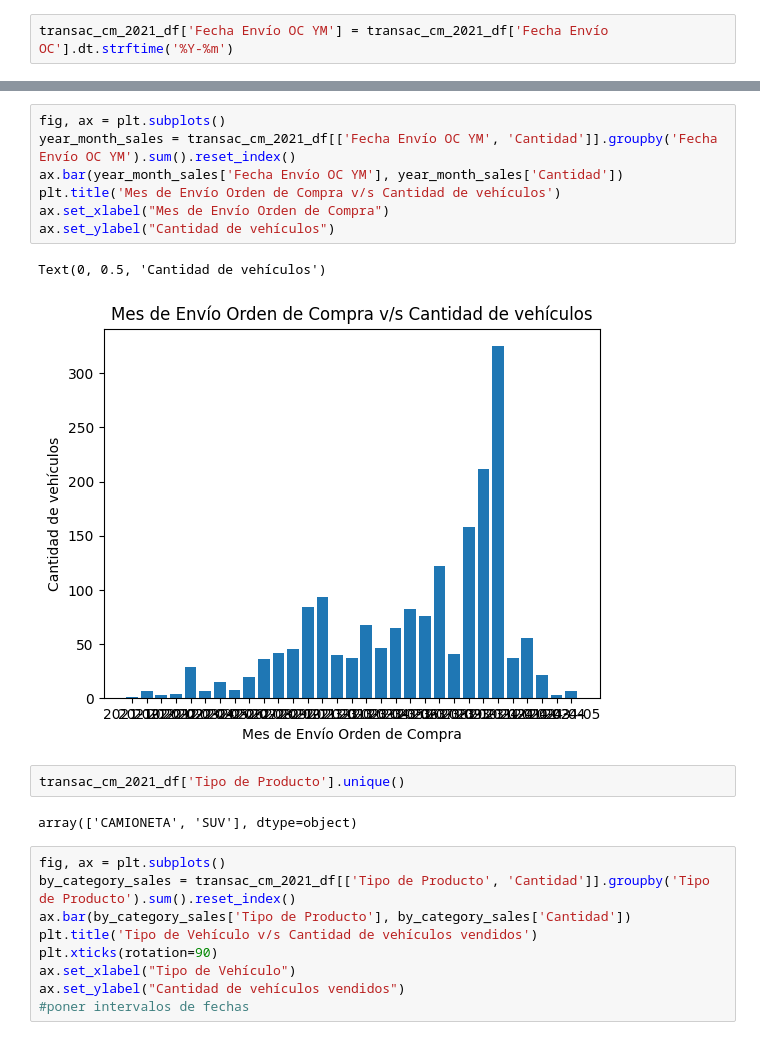
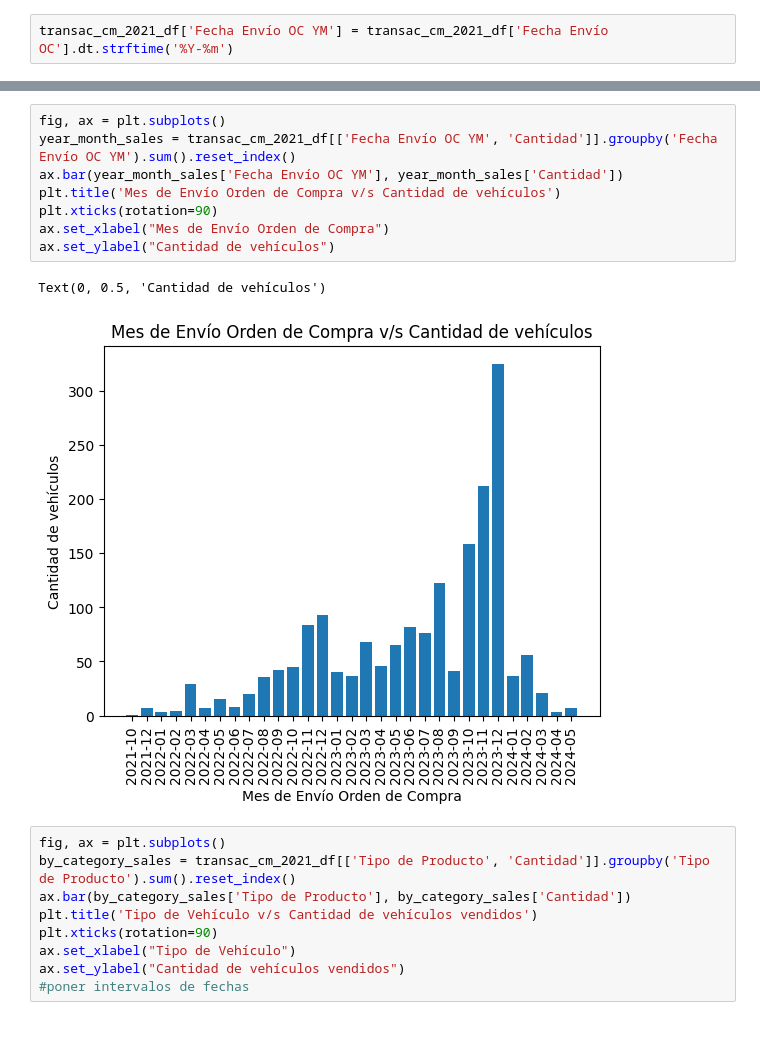
Before and after one commit to lucassschmitz/Procurement, a Jupyter notebook: convenio_marco/cm_analisis_2021.ipynb, the cells around one changed output, grey strips where cells are left out. Drawn from its saved outputs; the diff is of its cells as text.

```diff
--- a/convenio_marco/cm_analisis_2021.ipynb
+++ b/convenio_marco/cm_analisis_2021.ipynb
@@ -93,17 +119,14 @@ Text(0, 0.5, 'Cantidad de vehículos adquiridos')
 # %%
 fig, ax = plt.subplots()
 year_month_sales = transac_cm_2021_df[['Fecha Envío OC YM', 'Cantidad']].groupby('Fecha Envío OC YM').sum().reset_index()
 ax.bar(year_month_sales['Fecha Envío OC YM'], year_month_sales['Cantidad'])
 plt.title('Mes de Envío Orden de Compra v/s Cantidad de vehículos')
+plt.xticks(rotation=90)
 ax.set_xlabel("Mes de Envío Orden de Compra")
 ax.set_ylabel("Cantidad de vehículos")
 # %% [output]
 Text(0, 0.5, 'Cantidad de vehículos')
-[figure, old version]
+[figure, new version]
-# %%
-transac_cm_2021_df['Tipo de Producto'].unique()
-# %% [output]
-array(['CAMIONETA', 'SUV'], dtype=object)
 # %%
 fig, ax = plt.subplots()
 by_category_sales = transac_cm_2021_df[['Tipo de Producto', 'Cantidad']].groupby('Tipo de Producto').sum().reset_index()
```
Also changed, not shown: parts of 2 cells of this notebook, 1 other file.
